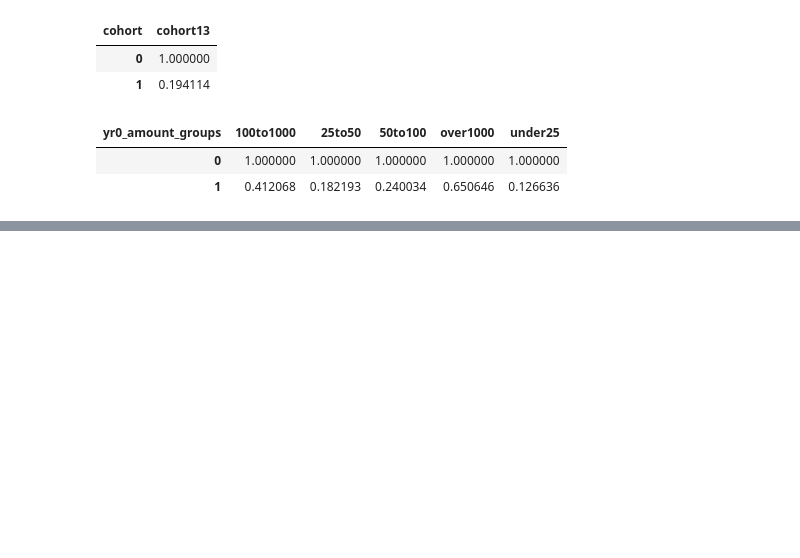
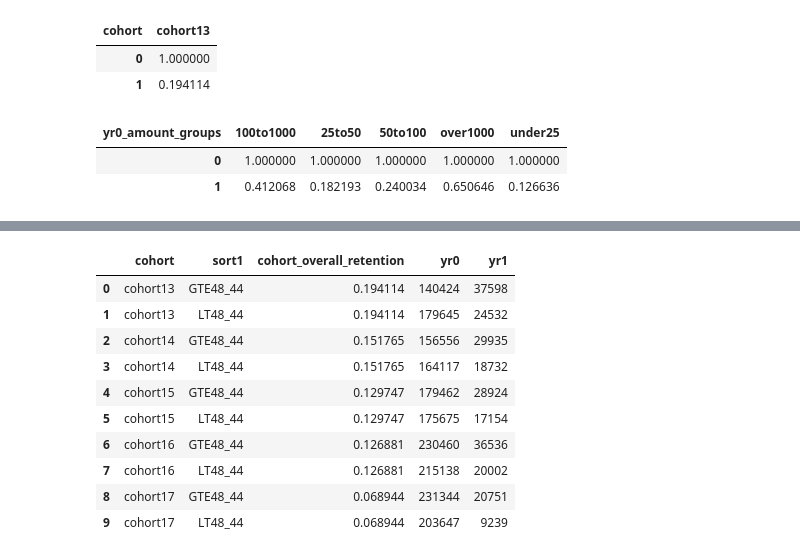
Before and after one commit to erinmarieanderson/donations_part_II, a Jupyter notebook: notebooks/21.ipynb, the cells around one changed output, grey strips where cells are left out. Cells and saved outputs as stored; diff of their text form; code cells hidden in the pictures; blank space fills up the shorter version.

```diff
--- a/notebooks/21.ipynb
+++ b/notebooks/21.ipynb
@@ -201,0 +471,2 @@ fig.show()
+# %%
+find['sort1'] = np.where(find.amount_yr0 >= 48.44, 'GTE48_44', 'LT48_44')
@@ -201,0 +506,14 @@ fig.show()
+# %%
+find1
+# %% [output]
+|  | cohort | sort1 | cohort_overall_retention | yr0 | yr1 |
+| 0 | cohort13 | GTE48_44 | 0.194114 | 140424 | 37598 |
+| 1 | cohort13 | LT48_44 | 0.194114 | 179645 | 24532 |
+| 2 | cohort14 | GTE48_44 | 0.151765 | 156556 | 29935 |
+| 3 | cohort14 | LT48_44 | 0.151765 | 164117 | 18732 |
+| 4 | cohort15 | GTE48_44 | 0.129747 | 179462 | 28924 |
+| 5 | cohort15 | LT48_44 | 0.129747 | 175675 | 17154 |
+| 6 | cohort16 | GTE48_44 | 0.126881 | 230460 | 36536 |
+| 7 | cohort16 | LT48_44 | 0.126881 | 215138 | 20002 |
+| 8 | cohort17 | GTE48_44 | 0.068944 | 231344 | 20751 |
+| 9 | cohort17 | LT48_44 | 0.068944 | 203647 | 9239 |
```
Also changed, not shown: parts of 37 cells of this notebook.
